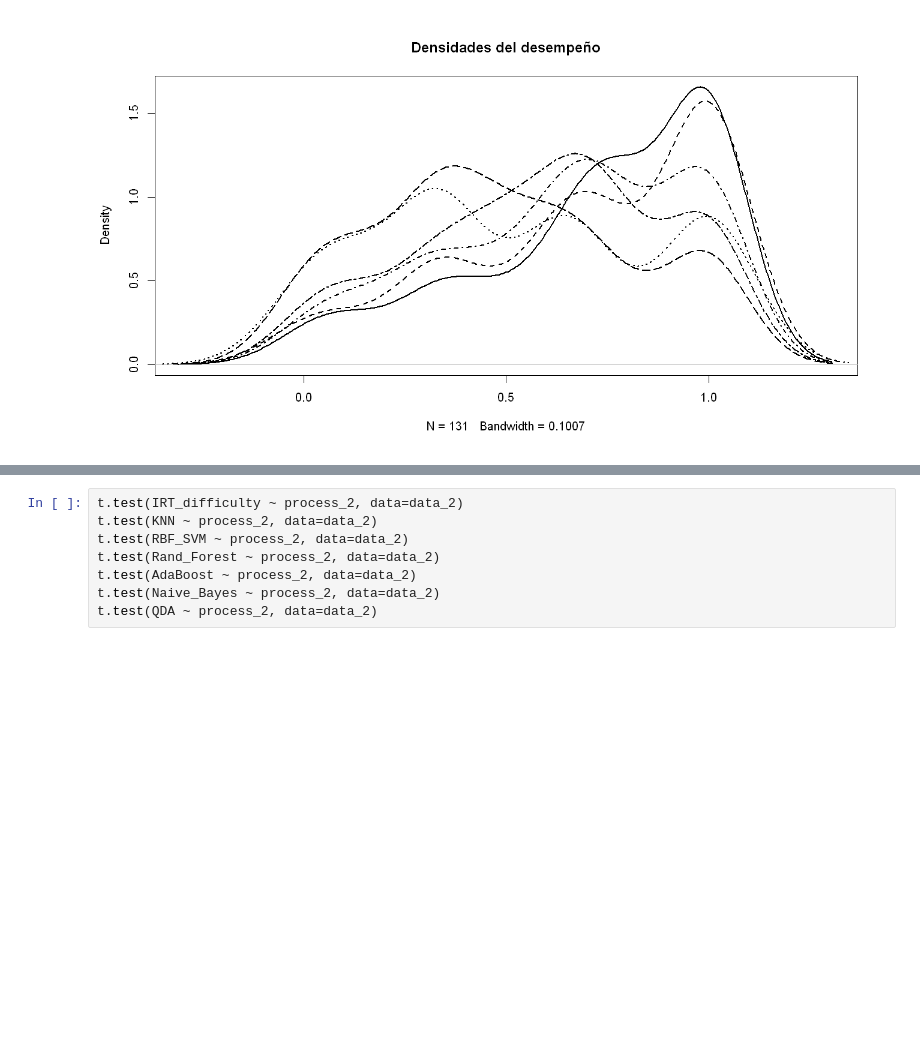
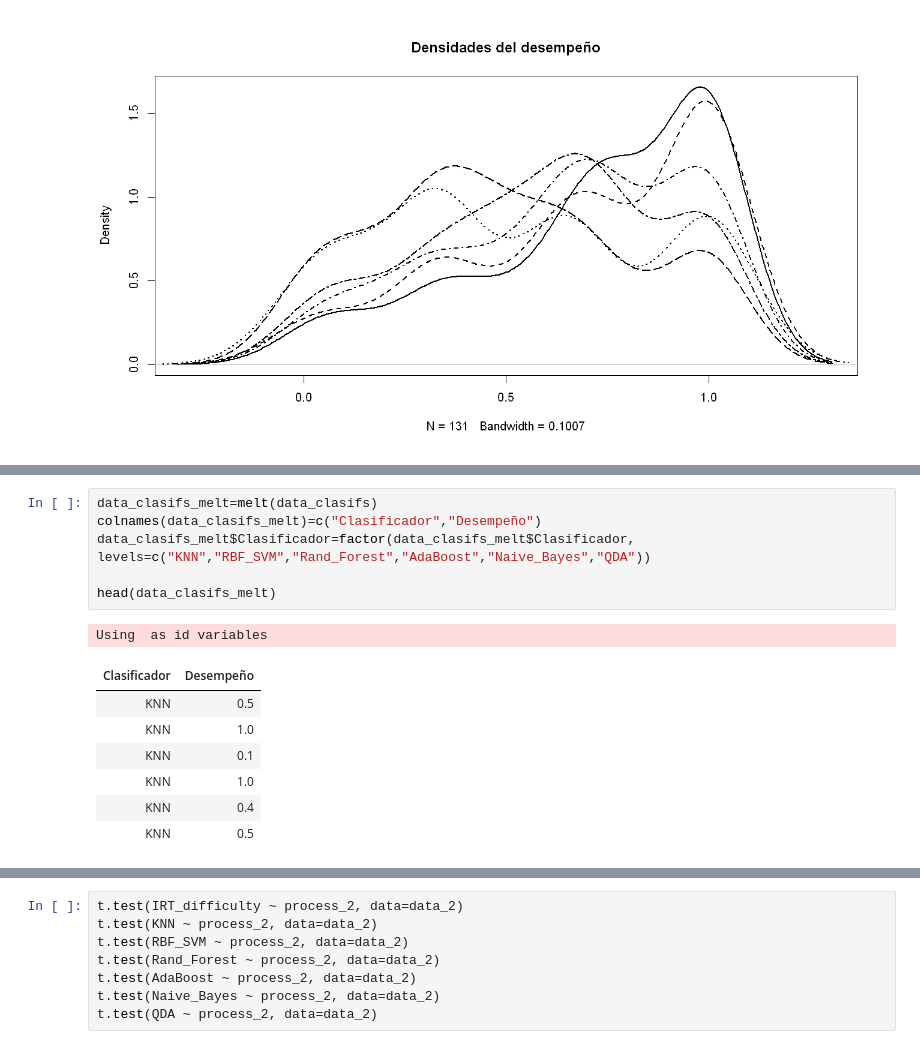
Before and after one commit to Yagwar/ASAG_Test, a Jupyter notebook: Final Results.ipynb, the cells around one changed output, grey strips where cells are left out. Drawn from its saved outputs; the diff is of its cells as text; blank space fills up the shorter version.

```diff
--- a/Final Results.ipynb
+++ b/Final Results.ipynb
@@ -52,0 +73,15 @@ boxplot(data[,c("KNN","RBF_SVM","Rand_Forest","AdaBoost","Naive_Bayes","QDA")],
+# %%
+data_clasifs_melt=melt(data_clasifs)
+colnames(data_clasifs_melt)=c("Clasificador","Desempeño")
+data_clasifs_melt$Clasificador=factor(data_clasifs_melt$Clasificador, levels=c("KNN","RBF_SVM","Rand_Forest","AdaBoost","Naive_Bayes","QDA"))
+
+head(data_clasifs_melt)
+# %% [output]
+Using  as id variables
+| Clasificador | Desempeño |
+| KNN | 0.5 |
+| KNN | 1.0 |
+| KNN | 0.1 |
+| KNN | 1.0 |
+| KNN | 0.4 |
+| KNN | 0.5 |
```
Also changed, not shown: parts of 7 cells of this notebook, 2 other files.
